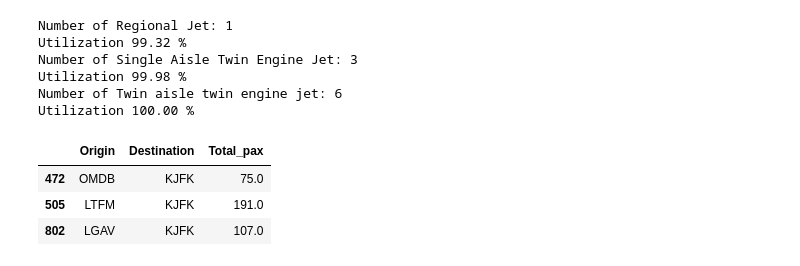
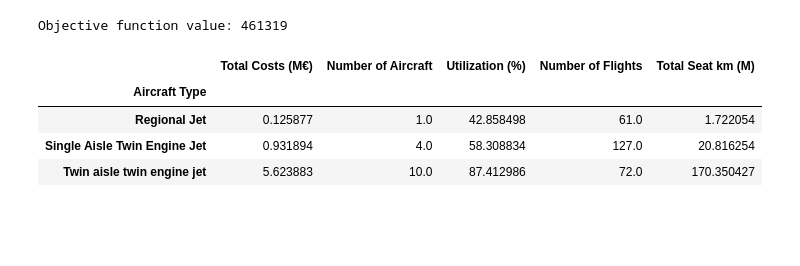
Before and after one commit to allanguzmanf/AE4426, a Jupyter notebook: Assignment/Assignment_P1.ipynb, the cells around one changed output. Saved outputs shown, nothing was run; the diff lists cells and outputs as text; code cells hidden in the pictures; blank space fills up the shorter version.

```diff
--- a/Assignment/Assignment_P1.ipynb
+++ b/Assignment/Assignment_P1.ipynb
@@ -116,7 +159,7 @@ for i in airport_list:
 # Where
 # CF_kij = fuel cost for aircraft type k on route i-j [€]
 # CF_k = fuel cost for aircraft type k [galon/km]
-f  = 1.42 # fuel cost [€/galon]
+# f = fuel cost [€/galon]
 # dij = distance between airport i and j [km]
 
 # Time-based costs formula
@@ -134,7 +177,7 @@ f  = 1.42 # fuel cost [€/galon]
 # CX_k depends on the aircraft type and is a fixed cost per flight
 
 # Create a dictionary with the Op_Cost for each aircraft type and airport using the aircraft type as the key and the rest of the columns as sub-dictionaries
-
+f  = parameters['Fuel_C']
 Op_Cost = {}
 for k in aircraft_types:
     Op_Cost[k] = {}
@@ -146,7 +189,7 @@ for k in aircraft_types:
                                  aircrafts[k]['Time_c'] * distance[i][j] / aircrafts[k]['Speed']
             # It should be noted that for flights departing or arriving at the hub airport the operating costs can be assumed to be 30% lower due to economies of scale
             if i == hub or j == hub:
-                Op_Cost[k][i][j] = Op_Cost[k][i][j] * 0.7
+                Op_Cost[k][i][j] = Op_Cost[k][i][j] * (1 - parameters['H_econ'])
 # %%
 import gurobipy as gp
 from gurobipy import GRB
@@ -206,12 +234,4 @@ m.setObjective(rev_1 - cost_1 - cost_2,GRB.MAXIMIZE)
 m.update()
-# %%
-# Special hub conditions
-# TAT for flights to the hub are 50% longer than the normal TAT for each aircraft type
-
-# Add TAT to hub to the aircraft dictionary
-
-for i in aircraft_types:
-    aircrafts[i]['TAT_hub'] = aircrafts[i]['TAT'] * 0.5
 # %%
 # Add constraints
 
@@ -228,7 +248,7 @@ m.addConstrs((w[i, j] <= demand[i][j] * g[i] * g[j] for i in airport_list for j
 m.addConstrs((x[i, j] +
               gp.quicksum(w[i, m] * (1 - g[j]) for m in airport_list) +
               gp.quicksum(w[m, j] * (1 - g[i]) for m in airport_list) <=
-              gp.quicksum(z[k, i, j] * aircrafts[k]['Seats'] * LF for k in aircraft_types)
+              gp.quicksum(z[k, i, j] * aircrafts[k]['Seats'] * lf for k in aircraft_types)
               for i in airport_list for j in airport_list), "c3")
 
 # Constraint 4: same departing and arriving aircrafts per airport
@@ -251,6 +271,7 @@ for k in aircraft_types:
     for i in airport_list:
         for j in airport_list:
             if (distance[i][j] <= aircrafts[k]['Range'] and \
+                airports[j]['Runway (m)'] >= aircrafts[k]['Runway'] and \
                 airports[i]['Runway (m)'] >= aircrafts[k]['Runway']) or i == j:
                 a[k, i, j] = 100000
             else:
@@ -262,7 +283,7 @@ m.addConstrs((z[k, i, j] <= a[k, i, j] for k in aircraft_types for i in airport_
 
 # Constraint 7: no self flights
 # z_kij = 0 (for all k and i)
-m.addConstrs((z[k, i, j] == 0 for k in aircraft_types for i in airport_list for j in airport_list if i == j), "c8")
+m.addConstrs((z[k, i, j] == 0 for k in aircraft_types for i in airport_list for j in airport_list if i == j), "c7")
 
 
 # Update model
@@ -357,27 +378,51 @@ LPPT   39.0  0.0   0.0   0.0   0.0   0.0   0.0  0.0   0.0
 [33 rows x 33 columns]
 # %%
 # Total number of aircraft of each type and utilization hours as a % of the total block time of each aircraft type
-# Calculate total flown hours per aircraft type
 total_flown_hours = {}
 total_possible_hours = {}
+total_flights = {}
+total_costs = {}
+total_seat_km= {}
+
+aircraft_metrics = []
 
 for k in aircraft_types:
+    total_costs[k] = 0
     total_flown_hours[k] = 0
     total_possible_hours[k] = aircrafts[k]['BT'] * y[k].x * 7
+    total_flights[k] = 0
+    total_seat_km[k] = 0
     for i in airports:
         for j in airports:
             if i != j:
-                total_flown_hours[k] += (distance[i][j] / aircrafts[k]['Speed'] + aircrafts[k]['TAT'] / 60 +
-                                         (aircrafts[k]['TAT_hub'] * (1 - g[j]) / 60)) * z[k, i, j].x
-    print('Number of %s: %g' % (aircrafts[k]['AC_type'], y[k].x))
-    print('Utilization %0.2f' % (total_flown_hours[k] / total_possible_hours[k] * 100),'%')
+                total_flown_hours[k] += (distance[i][j] / aircrafts[k]['Speed']
+                                         #aircrafts[k]['TAT'] / 60 +
+                                         #(aircrafts[k]['TAT_hub'] * (1 - g[j]) / 60)
+                                         ) * z[k, i, j].x
+                total_flights[k] += z[k, i, j].x
+                total_costs[k] += Op_Cost[k][i][j] * z[k, i, j].x
+                total_seat_km[k] += aircrafts[k]['Seats'] * distance[i][j] * z[k, i, j].x
+    total_costs[k] += aircrafts[k]['Lease_c'] * y[k].x
+
+    aircraft_metrics.append({
+        'Aircraft Type': aircrafts[k]['AC_type'],
+        'Total Costs (M€)': total_costs[k] / 1000000,
+        'Number of Aircraft': y[k].x,
+        'Utilization (%)': total_flown_hours[k] / total_possible_hours[k] * 100,
+        'Number of Flights': total_flights[k],
+        'Total Seat km (M)': total_seat_km[k] / 1000000,
+    })
+
+aircraft_metrics_df = pd.DataFrame(aircraft_metrics).set_index('Aircraft Type')
+print('Objective function value: %g' % m.objVal)
+aircraft_metrics_df
 # %% [output]
-Number of Regional Jet: 1
-Utilization 99.32 %
-Number of Single Aisle Twin Engine Jet: 3
-Utilization 99.98 %
-Number of Twin aisle twin engine jet: 6
-Utilization 100.00 %
+Objective function value: 461319
+|  | Total Costs (M€) | Number of Aircraft | Utilization (%) | Number of Flights | Total Seat km (M) |
+| Aircraft Type |  |  |  |  |  |
+| Regional Jet | 0.125877 | 1.0 | 42.858498 | 61.0 | 1.722054 |
+| Single Aisle Twin Engine Jet | 0.931894 | 4.0 | 58.308834 | 127.0 | 20.816254 |
+| Twin aisle twin engine jet | 5.623883 | 10.0 | 87.412986 | 72.0 | 170.350427 |
 # %%
 # Export the solutions to a csv files with a long dataset format
 solution_z_k.reset_index(inplace=True)
@@ -406,11 +450,3 @@ solution_x_long.to_csv('P1_Solutions/solution_pax.csv')
-# %%
-solution_w_long_filtered = solution_w_long[solution_w_long['Total_pax'] > 0]
-solution_w_long_filtered[solution_w_long_filtered['Destination'] == 'KJFK']
-# %% [output]
-|  | Origin | Destination | Total_pax |
-| 472 | OMDB | KJFK | 75.0 |
-| 505 | LTFM | KJFK | 191.0 |
-| 802 | LGAV | KJFK | 107.0 |
 # %%
 # Create a OD dataframe for the airport pairs with origin and destination coordinates and total flights
 
```
Also changed, not shown: parts of 15 cells of this notebook, 2 other files.
